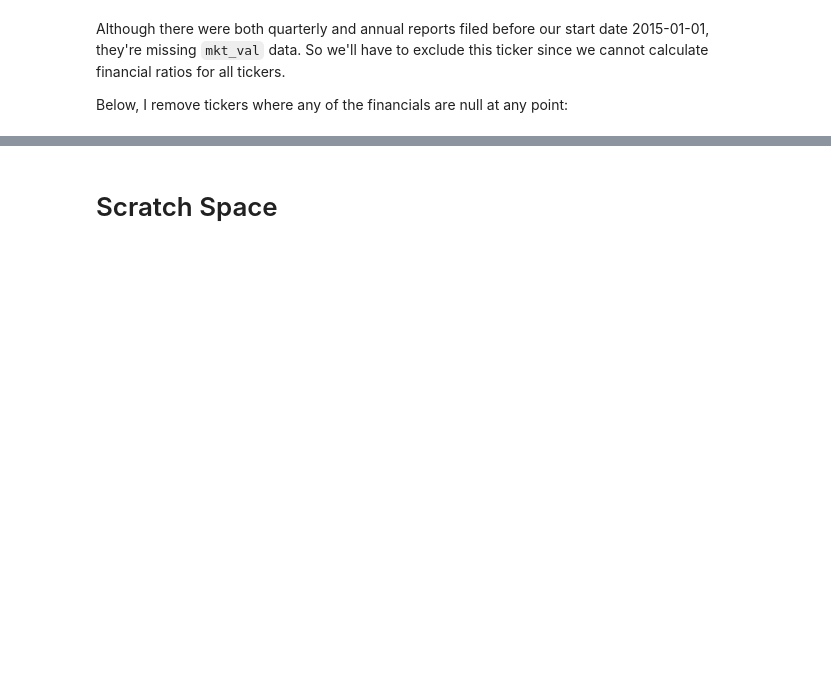
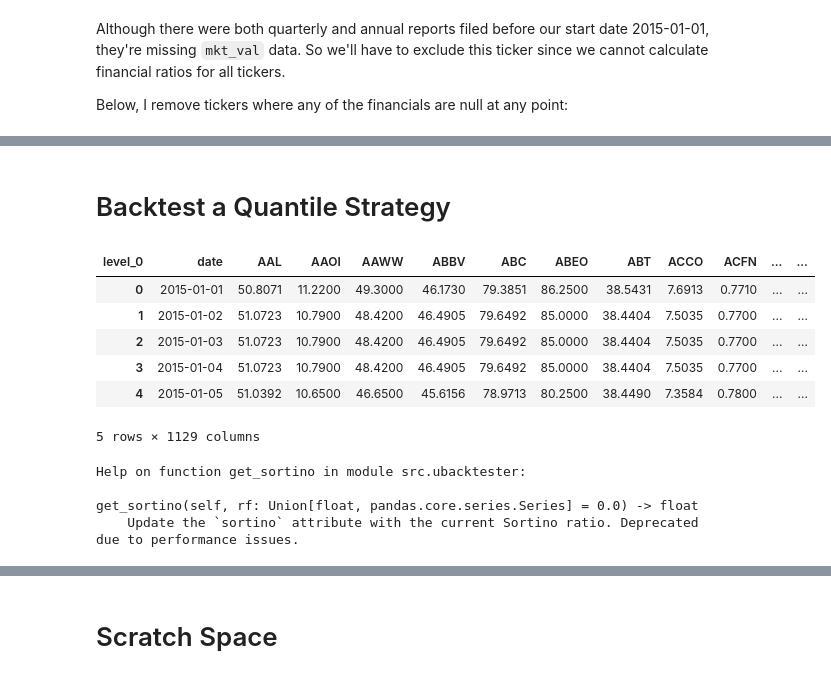
Before and after one commit to ethho/finm-33150, a Jupyter notebook: 20230126_hw3_ho_ethan_12350006.ipynb, the cells around one changed output, grey strips where cells are left out. Saved outputs shown, nothing was run; the diff lists cells and outputs as text; code cells hidden in the pictures; blank space fills up the shorter version.

````diff
--- a/20230126_hw3_ho_ethan_12350006.ipynb
+++ b/20230126_hw3_ho_ethan_12350006.ipynb
@@ -647,10 +652,3 @@ MiB Swap:   2048.0 total,   2048.0 free,      0.0 used.   5833.2 avail Mem
  3334 eho       20   0  286012 127076  51596 R  98.7   1.6   1:24.28 python
  3336 eho       20   0  286372 124976  51220 R  96.7   1.5   1:23.84 python
  ```
-# %%
-df = (
-    df
-    .set_index(['level_0', 'date'])
-    .sort_index()
-)
-df
@@ -689,8 +692,10 @@ null_financials_mask = (
     .groupby(level=0)
     .apply(
         lambda x:
-        x[['tot_debt_tot_equity', 'roi', ].isnull().sum()
+        x[['tot_debt_tot_equity', 'roi', 'pe']].isnull().any().any()
     )
 )
 null_financials = null_financials_mask[null_financials_mask].index.tolist()
 print(f"{len(null_financials)} tickers have some null value for at least one financial ratio.")
+df.drop(index=null_financials, inplace=True, errors='ignore')
+print(f"{len(unique_index_keys(df))} tickers left in the DataFrame")
@@ -696,0 +762,6 @@ print(f"{len(null_financials)} tickers have some null value for at least one fin
+# %%
+quantiles = pd.DataFrame(
+    data=quantiles_roi.values.tolist(),
+    index=quantiles_roi.index,
+    columns=['roi_top', 'roi_bot'])
+quantiles
@@ -696,0 +783,15 @@ print(f"{len(null_financials)} tickers have some null value for at least one fin
+# %%
+all_ranked = list()
+all_ranked.extend(quantiles[f'roi_bot'].explode().unique().tolist())
+all_ranked.extend(quantiles[f'roi_top'].explode().unique().tolist())
+
+for ratio in ('tot_debt_tot_equity', 'pe', 'profit_margin'):
+    quantiles_ratio = get_quantiles(df_no_idx, by=ratio, n=5)
+    as_df = pd.DataFrame(
+        data=quantiles_ratio.values.tolist(),
+        index=quantiles_ratio.index,
+        columns=[f'{ratio}_top', f'{ratio}_bot']
+    )
+    quantiles = quantiles.join(as_df)
+    all_ranked.extend(quantiles[f'{ratio}_bot'].explode().unique().tolist())
+    all_ranked.extend(quantiles[f'{ratio}_top'].explode().unique().tolist())
@@ -696,0 +818,19 @@ print(f"{len(null_financials)} tickers have some null value for at least one fin
+# %% [markdown]
+# Backtest a Quantile Strategy
+# %%
+prices = (
+    df['adj_close']
+    .reset_index()
+    .pivot_table(index='date', columns='level_0', values='adj_close', aggfunc='median')
+    .reset_index()
+    [['date'] + np.unique(all_ranked).tolist()]
+)
+prices.head()
+# %% [output]
+| level_0 | date | AAL | AAOI | AAWW | ABBV | ABC | ABEO | ABT | ACCO | ACFN | ... | ... |
+| 0 | 2015-01-01 | 50.8071 | 11.2200 | 49.3000 | 46.1730 | 79.3851 | 86.2500 | 38.5431 | 7.6913 | 0.7710 | ... | ... |
+| 1 | 2015-01-02 | 51.0723 | 10.7900 | 48.4200 | 46.4905 | 79.6492 | 85.0000 | 38.4404 | 7.5035 | 0.7700 | ... | ... |
+| 2 | 2015-01-03 | 51.0723 | 10.7900 | 48.4200 | 46.4905 | 79.6492 | 85.0000 | 38.4404 | 7.5035 | 0.7700 | ... | ... |
+| 3 | 2015-01-04 | 51.0723 | 10.7900 | 48.4200 | 46.4905 | 79.6492 | 85.0000 | 38.4404 | 7.5035 | 0.7700 | ... | ... |
+| 4 | 2015-01-05 | 51.0392 | 10.6500 | 46.6500 | 45.6156 | 78.9713 | 80.2500 | 38.4490 | 7.3584 | 0.7800 | ... | ... |
+5 rows × 1129 columns
@@ -696,0 +846,7 @@ print(f"{len(null_financials)} tickers have some null value for at least one fin
+# %%
+help(StrategyBase.get_sortino)
+# %% [output]
+Help on function get_sortino in module src.ubacktester:
+
+get_sortino(self, rf: Union[float, pandas.core.series.Series] = 0.0) -> float
+    Update the `sortino` attribute with the current Sortino ratio. Deprecated due to performance issues.
````
Also changed, not shown: parts of 23 cells of this notebook, 1 other file.
